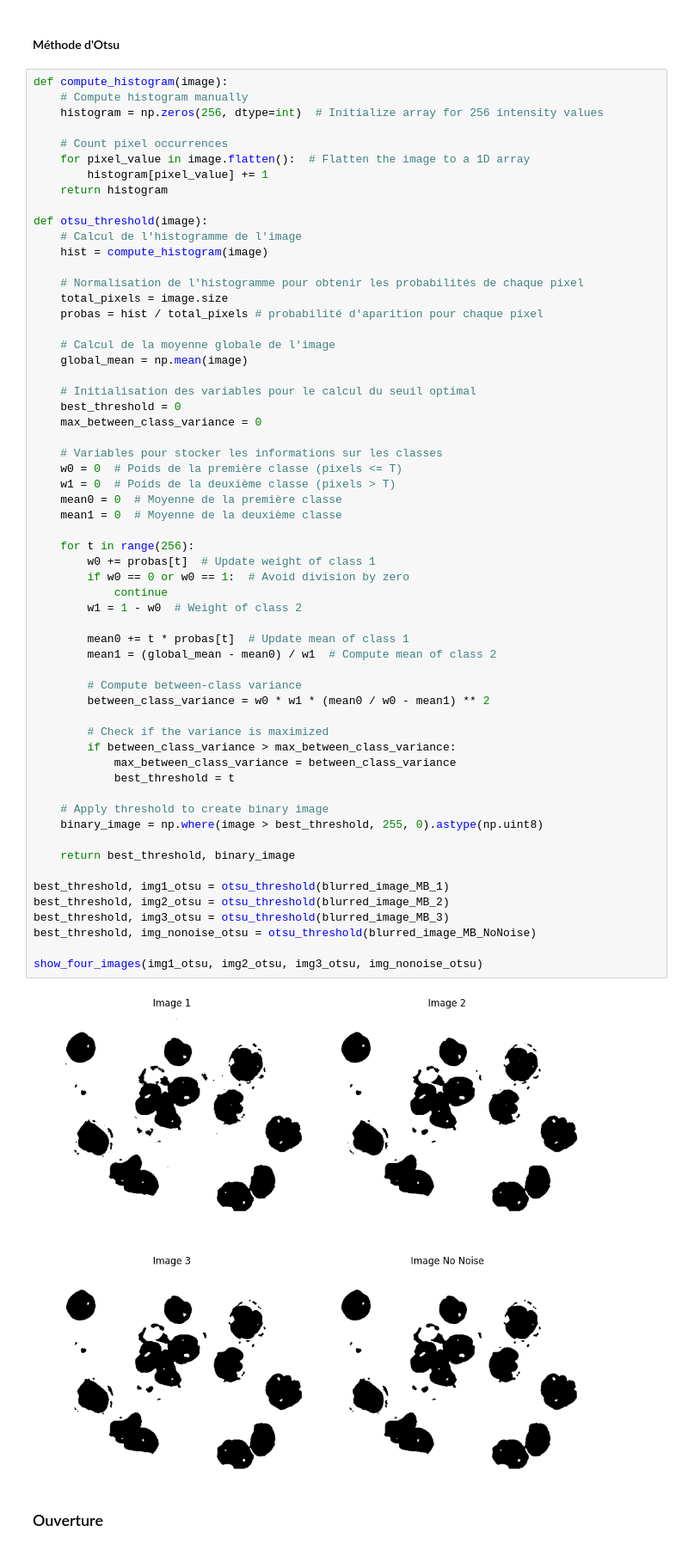
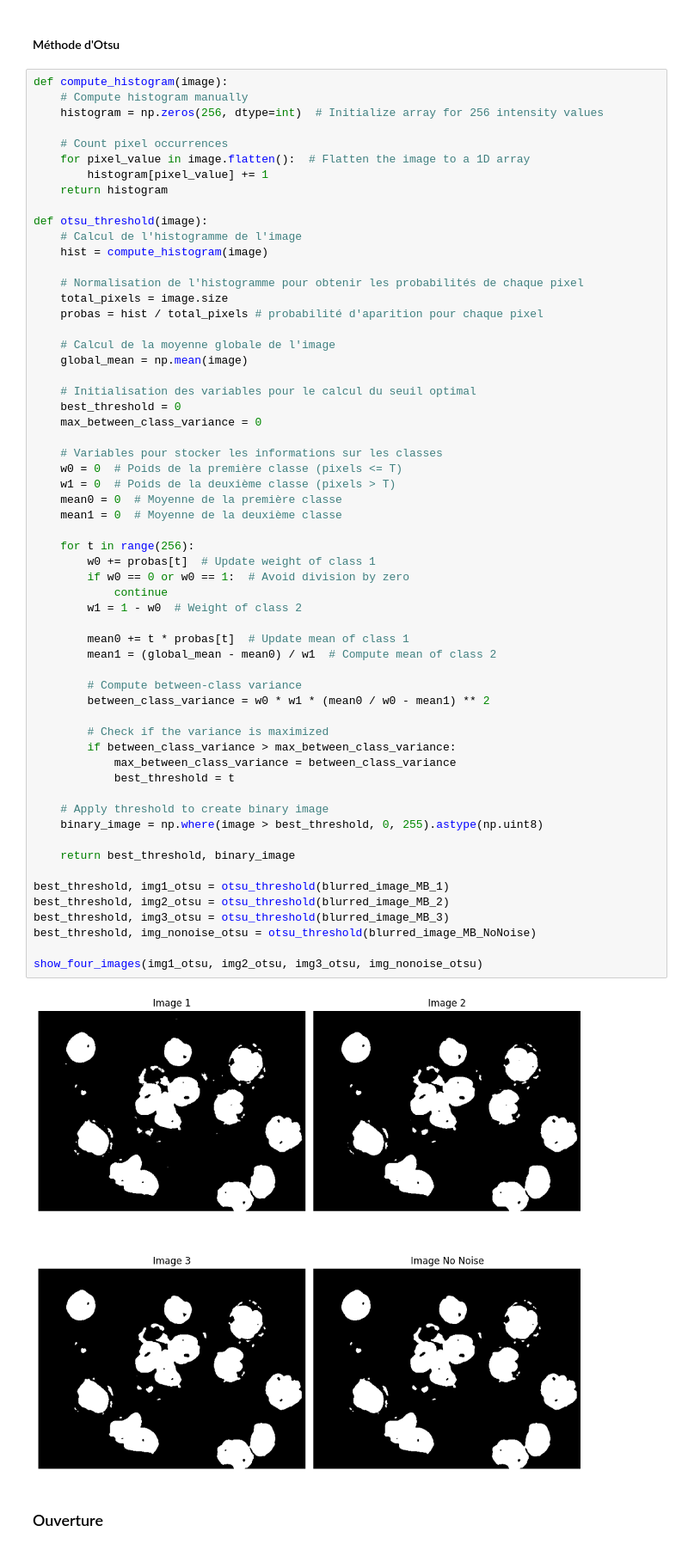
Before and after one commit to Nomnelle/computer_vision_finals, a Jupyter notebook: Partie_2/tp_not_part2.ipynb, the cells around one changed output. Shown at 86% size. Cells and saved outputs as stored; diff of their text form.

```diff
--- a/Partie_2/tp_not_part2.ipynb
+++ b/Partie_2/tp_not_part2.ipynb
@@ -151,35 +151,35 @@ def otsu_threshold(image):
     mean1 = 0  # Moyenne de la deuxième classe
 
     for t in range(256):
         w0 += probas[t]  # Update weight of class 1
         if w0 == 0 or w0 == 1:  # Avoid division by zero
             continue
         w1 = 1 - w0  # Weight of class 2
 
         mean0 += t * probas[t]  # Update mean of class 1
         mean1 = (global_mean - mean0) / w1  # Compute mean of class 2
 
         # Compute between-class variance
         between_class_variance = w0 * w1 * (mean0 / w0 - mean1) ** 2
 
         # Check if the variance is maximized
         if between_class_variance > max_between_class_variance:
             max_between_class_variance = between_class_variance
             best_threshold = t
 
     # Apply threshold to create binary image
-    binary_image = np.where(image > best_threshold, 255, 0).astype(np.uint8)
+    binary_image = np.where(image > best_threshold, 0, 255).astype(np.uint8)
 
     return best_threshold, binary_image
 
 best_threshold, img1_otsu = otsu_threshold(blurred_image_MB_1)
 best_threshold, img2_otsu = otsu_threshold(blurred_image_MB_2)
 best_threshold, img3_otsu = otsu_threshold(blurred_image_MB_3)
 best_threshold, img_nonoise_otsu = otsu_threshold(blurred_image_MB_NoNoise)
 
 show_four_images(img1_otsu, img2_otsu, img3_otsu, img_nonoise_otsu)
 # %% [output]
-[figure, old version]
+[figure, new version]
 # %% [markdown]
 ### Ouverture
 # %% [markdown]
```
Also changed, not shown: parts of 9 cells of this notebook, 1 other file.
